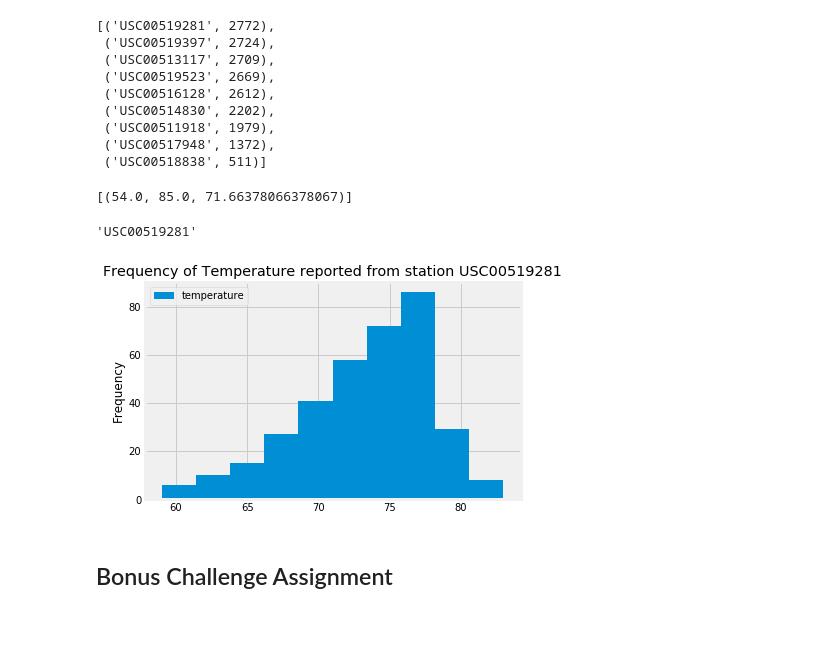
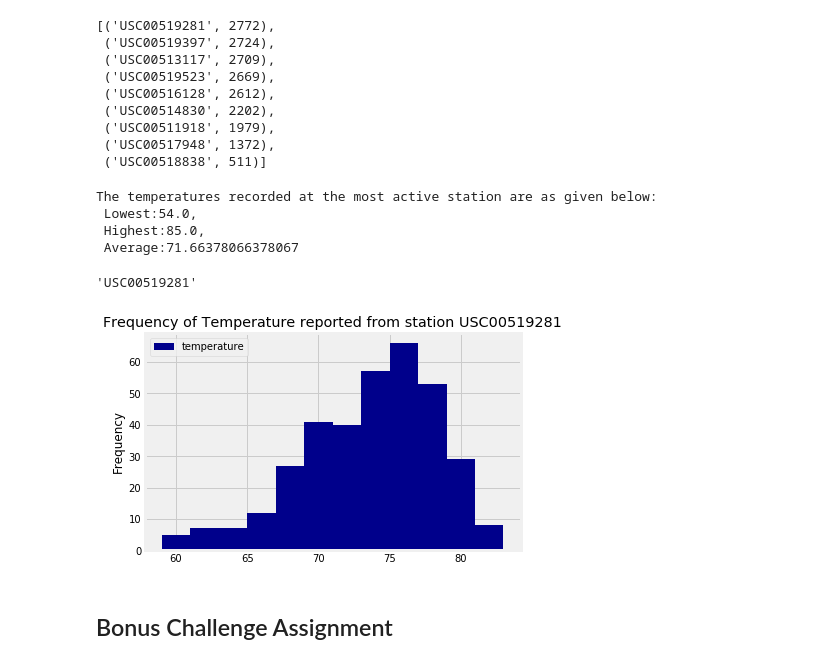
Before and after one commit to Hph7/sqlalchemy-challenge, a Jupyter notebook: climate.ipynb, the cells around one changed output. Cells and saved outputs as stored; diff of their text form; code cells hidden in the pictures; blank space fills up the shorter version.

```diff
--- a/climate.ipynb
+++ b/climate.ipynb
@@ -113,12 +115,12 @@ The most active station is station USC00519281.
 
 station_active_info = session.query(func.min(Measurement.tobs), func.max(Measurement.tobs), func.avg(Measurement.tobs))\
                       .filter(Measurement.station == 'USC00519281').all()
-print(f'low:{station_active_info}station_active_info)
-
-#for temperature in station_active:
-#    print(f'{Measurement.station}{Measurement.tobs}')
+print(f'The temperatures recorded at the most active station are as given below:\n Lowest:{station_active_info[0][0]}, \n Highest:{station_active_info[0][1]}, \n Average:{station_active_info[0][2]}')
 # %% [output]
-[(54.0, 85.0, 71.66378066378067)]
+The temperatures recorded at the most active station are as given below:
+ Lowest:54.0,
+ Highest:85.0,
+ Average:71.66378066378067
 # %%
 # Choose the station with the highest number of temperature observations.
 highest_temp_obs = session.query(Measurement.station, func.count(Measurement.tobs))\
@@ -130,19 +132,19 @@ highest_temp_obs[0]
 # %%
 # Query the last 12 months of temperature observation data for this station and plot the results as a histogram
 temp_obs = session.query(Measurement.tobs).filter(Measurement.date >= past_year)\
             .filter(Measurement.station == 'USC00519281').all()
 temp_obs = pd.DataFrame(temp_obs, columns=['temperature'])
 temp_obs
 
 
 #histogram
 
-temp_obs.plot.hist(title='Frequency of Temperature reported from station USC00519281')
+temp_obs.plot.hist(title='Frequency of Temperature reported from station USC00519281',color='darkblue', bins=12)
 plt.tight_layout
 plt.savefig("Images/TemperaturevsFrequency.png")
 plt.show()
 # %% [output]
-[figure, old version]
+[figure, new version]
 # %% [markdown]
 ## Bonus Challenge Assignment
 # %%
```
Also changed, not shown: parts of 8 cells of this notebook, 4 other files.
